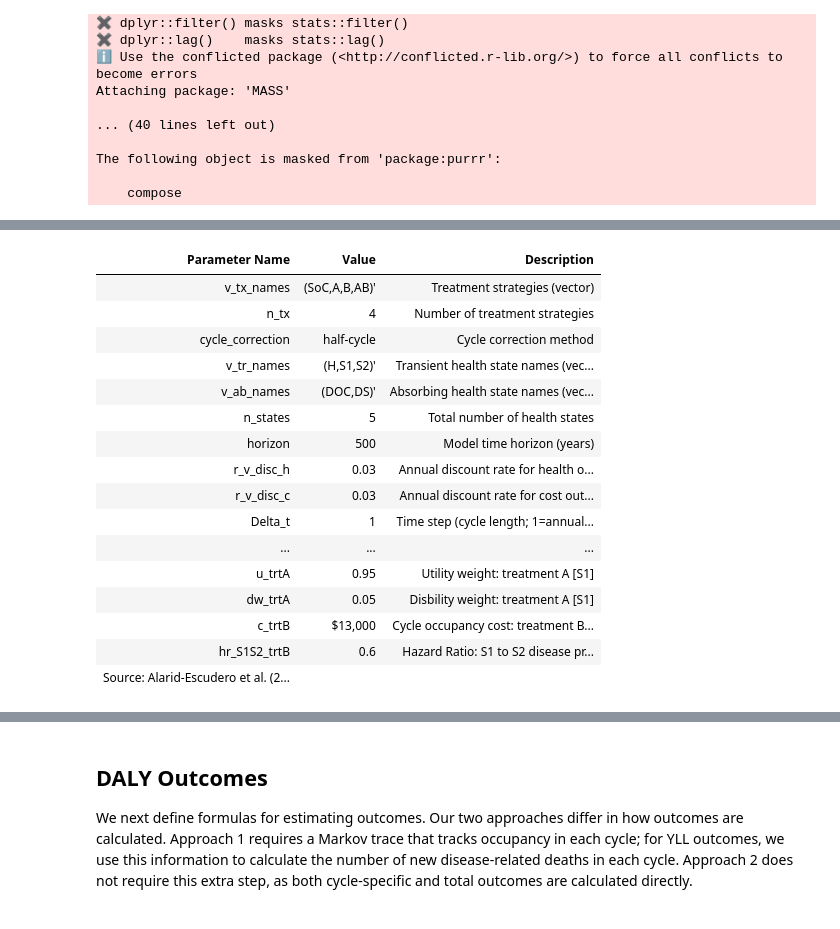
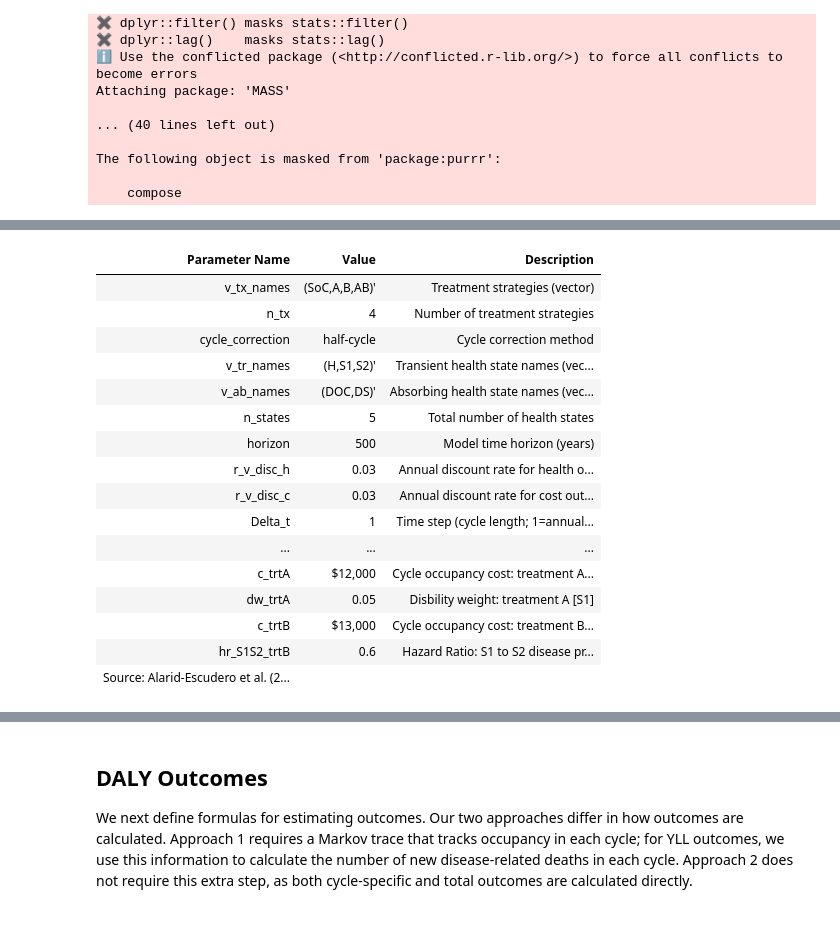
Before and after one commit to graveja0/dalys, a Jupyter notebook: index.embed.ipynb, the cells around one changed output, grey strips where cells are left out. Cells and saved outputs as stored; diff of their text form; code cells hidden in the pictures.

```diff
--- a/index.embed.ipynb
+++ b/index.embed.ipynb
@@ -140,7 +138,7 @@ params_ <- list(
     v_ab_names = c("DOC","DS"), # absorbing health states
     n_states = 5, # total number of health states
 
-    horizon = 500,  # TK 400 # model time horizon (in years)
+    horizon = 500, # model time horizon (in years)
     r_v_disc_h  = 0.03,     # annual discount rate for health outcomes
     r_v_disc_c = 0.03,     # annual discount rate for cost outcomes
     Delta_t = 1,      # time step (1 = yearly, 1/12 = monthly, etc.)
@@ -155,11 +153,6 @@ params_ <- list(
     hr_S1 = 3.0,     # hazard rate of disease-related death from S1 state
     hr_S2 = 10.0,    # hazard rate of disease-related death from S1 state
 
-    u_H = 1,           # Healthy utility weight
-    u_S1 = 0.75,       # Sick utility weight
-    u_S2 = 0.5,        # Sicker utility weight
-    u_D = 0,           # Death utility weight
-
     dw_S1 = 0.25,      # Sick disability weight
     dw_S2 = 0.5,       # Sicker disability weight
 
@@ -169,7 +162,7 @@ params_ <- list(
     c_D = 0, # annual cost of death
 
     c_trtA = 12000, # cost of treatment A
-    u_trtA = 0.95, # utility weight for treatment A (S1 state)
+
     dw_trtA = 0.05,    # Disability weight for sick under treatment A
 
     c_trtB = 13000, # cost of treatment B
@@ -248,10 +241,6 @@ params_lut <-
     "r_HD" = "Transition rate: Disease-free background mortality",
     "hr_S1" = "Hazard ratio: mortality from sick state",
     "hr_S2" = "Hazard ratio: mortality from sicker state",
-    "u_H" = "Utility weight: healthy [H]",
-    "u_S1" = "Utility weight: sick [S1]",
-    "u_S2" = "Utility weight: sick [S2]",
-    "u_D" = "Utility weight: death [D]",
     "dw_S1" = "Disability weight: sick [S1]",
     "dw_S2" = "Disability weight: sicker [S2]",
     "c_H" = "Cycle occupancy cost: healthy [H]",
@@ -259,7 +248,6 @@ params_lut <-
     "c_S2" = "Cycle occupancy cost: sicker [S2]",
     "c_D" = "Cycle occupancy cost: death [D]",
     "c_trtA" = "Cycle occupancy cost: treatment A [S1,S2]",
-    "u_trtA" = "Utility weight: treatment A [S1]",
     "dw_trtA" = "Disbility weight: treatment A [S1]",
     "c_trtB" = "Cycle occupancy cost: treatment B [S1,S2]",
     "hr_S1S2_trtB"= "Hazard Ratio: S1 to S2 disease progression under treatment B"
@@ -281,34 +269,34 @@ cost_params_ <- params_[cost_params] %>%
 names(cost_params_) = cost_params
 
 sc_params <- str_params_[str_params_==1 ] %>% names()
 sc_params <- sc_params[-grep("^c_",sc_params)]
 
 labels_params <- intersect(names(params),c(vec_params,sc_params,cost_params))
 
 ft <- tibble(parameter = c(sc_params,cost_params,vec_params),value = unname(c(params_[sc_params],cost_params_, vec_params_))) %>%
   mutate(value = paste0(value)) %>%
   mutate(label = paste0(factor(parameter,levels = labels_params, labels = params_lut[labels_params]))) %>%
   mutate(parameter = factor(parameter,levels = labels_params)) %>%
   arrange(parameter) %>%
   rename("Parameter Name" = parameter, "Value" = value, "Description" = label) %>%
   flextable(cwidth = 2) %>%
   add_footer_lines("Source: Alarid-Escudero et al. (2023) and authors' assumptions.")
 
 ft
 # %% [output]
 | Parameter Name | Value | Description |
 | v_tx_names | (SoC,A,B,AB)' | Treatment strategies (vector) |
 | n_tx | 4 | Number of treatment strategies |
 | cycle_correction | half-cycle | Cycle correction method |
 | v_tr_names | (H,S1,S2)' | Transient health state names (vec... |
 | v_ab_names | (DOC,DS)' | Absorbing health state names (vec... |
 | n_states | 5 | Total number of health states |
 | horizon | 500 | Model time horizon (years) |
 | r_v_disc_h | 0.03 | Annual discount rate for health o... |
 | r_v_disc_c | 0.03 | Annual discount rate for cost out... |
 | Delta_t | 1 | Time step (cycle length; 1=annual... |
 | ... | ... | ... |
-| u_trtA | 0.95 | Utility weight: treatment A [S1] |
+| c_trtA | $12,000 | Cycle occupancy cost: treatment A... |
 | dw_trtA | 0.05 | Disbility weight: treatment A [S1] |
 | c_trtB | $13,000 | Cycle occupancy cost: treatment B... |
 | hr_S1S2_trtB | 0.6 | Hazard Ratio: S1 to S2 disease pr... |
```
Also changed, not shown: parts of 4 cells of this notebook, 7 other files.
